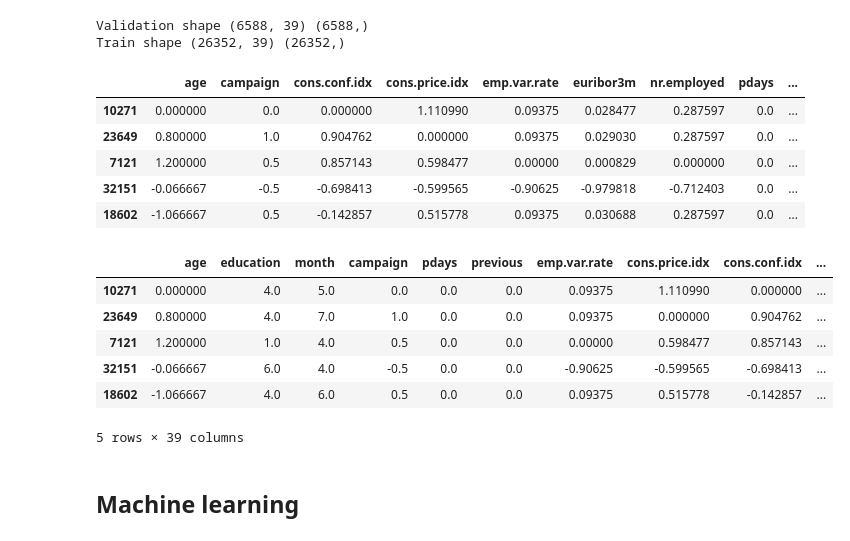
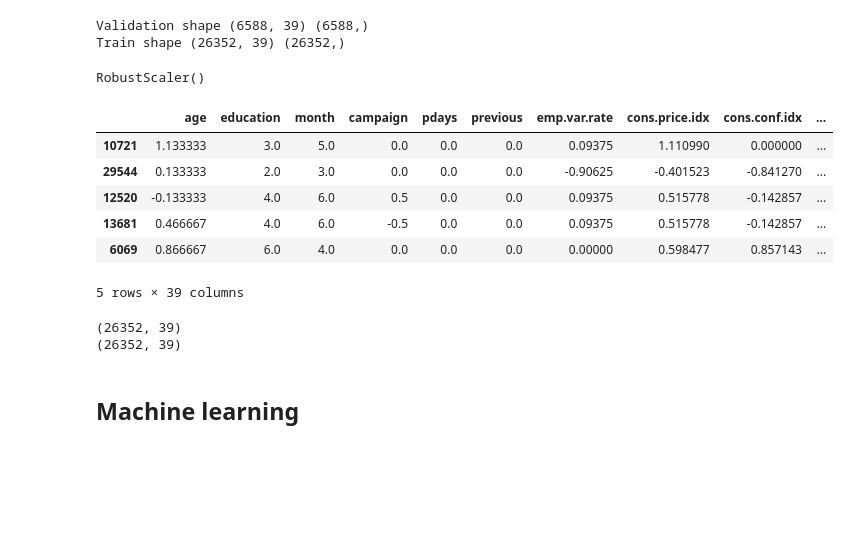
Before and after one commit to dmytrovelychko/rd_ds_python, a Jupyter notebook: cw.ipynb, the cells around one changed output. Drawn from its saved outputs; the diff is of its cells as text; code cells hidden in the pictures; blank space fills up the shorter version.

```diff
--- a/cw.ipynb
+++ b/cw.ipynb
@@ -800,31 +799,36 @@ print('Train shape {} {}'.format(x_train.shape, y_train.shape))
 # %% [output]
 Validation shape (6588, 39) (6588,)
 Train shape (26352, 39) (26352,)
-# %%
-robustScaler = RobustScaler()
-robustScaler.fit(x_train[numerical_cols])
-x_num_scaled = robustScaler.transform(x_train[numerical_cols])
-x_num_scaled_df = pd.DataFrame(x_num_scaled, columns=numerical_cols)
-x_num_scaled_df.index = x_train.index
-x_num_scaled_df.head()
-# %% [output]
-|  | age | campaign | cons.conf.idx | cons.price.idx | emp.var.rate | euribor3m | nr.employed | pdays | ... |
-| 10271 | 0.000000 | 0.0 | 0.000000 | 1.110990 | 0.09375 | 0.028477 | 0.287597 | 0.0 | ... |
-| 23649 | 0.800000 | 1.0 | 0.904762 | 0.000000 | 0.09375 | 0.029030 | 0.287597 | 0.0 | ... |
-| 7121 | 1.200000 | 0.5 | 0.857143 | 0.598477 | 0.00000 | 0.000829 | 0.000000 | 0.0 | ... |
-| 32151 | -0.066667 | -0.5 | -0.698413 | -0.599565 | -0.90625 | -0.979818 | -0.712403 | 0.0 | ... |
-| 18602 | -1.066667 | 0.5 | -0.142857 | 0.515778 | 0.09375 | 0.030688 | 0.287597 | 0.0 | ... |
-# %%
-x_train_scaled = x_train.copy()
-for col in numerical_cols:
-  x_train_scaled[col] = x_num_scaled_df[col]
-# %%
-x_train_scaled.head()
-# %% [output]
-|  | age | education | month | campaign | pdays | previous | emp.var.rate | cons.price.idx | cons.conf.idx | ... |
-| 10271 | 0.000000 | 4.0 | 5.0 | 0.0 | 0.0 | 0.0 | 0.09375 | 1.110990 | 0.000000 | ... |
-| 23649 | 0.800000 | 4.0 | 7.0 | 1.0 | 0.0 | 0.0 | 0.09375 | 0.000000 | 0.904762 | ... |
-| 7121 | 1.200000 | 1.0 | 4.0 | 0.5 | 0.0 | 0.0 | 0.00000 | 0.598477 | 0.857143 | ... |
-| 32151 | -0.066667 | 6.0 | 4.0 | -0.5 | 0.0 | 0.0 | -0.90625 | -0.599565 | -0.698413 | ... |
-| 18602 | -1.066667 | 4.0 | 6.0 | 0.5 | 0.0 | 0.0 | 0.09375 | 0.515778 | -0.142857 | ... |
-5 rows × 39 columns
+# %%
+robustScaler = RobustScaler()
+robustScaler.fit(x_train[numerical_cols])
+# %% [output]
+RobustScaler()
+# %%
+def scale_num_features(scaler, x, target_features):
+  x_num_scaled = scaler.transform(x[target_features])
+  x_num_scaled_df = pd.DataFrame(x_num_scaled, columns=target_features)
+  x_num_scaled_df.index = x.index
+
+  x_scaled = x.copy()
+  for col in target_features:
+    x_scaled[col] = x_num_scaled_df[col]
+
+  return x_scaled
+# %%
+x_train_scaled = scale_num_features(robustScaler, x_train, numerical_cols)
+x_train_scaled.head()
+# %% [output]
+|  | age | education | month | campaign | pdays | previous | emp.var.rate | cons.price.idx | cons.conf.idx | ... |
+| 10721 | 1.133333 | 3.0 | 5.0 | 0.0 | 0.0 | 0.0 | 0.09375 | 1.110990 | 0.000000 | ... |
+| 29544 | 0.133333 | 2.0 | 3.0 | 0.0 | 0.0 | 0.0 | -0.90625 | -0.401523 | -0.841270 | ... |
+| 12520 | -0.133333 | 4.0 | 6.0 | 0.5 | 0.0 | 0.0 | 0.09375 | 0.515778 | -0.142857 | ... |
+| 13681 | 0.466667 | 4.0 | 6.0 | -0.5 | 0.0 | 0.0 | 0.09375 | 0.515778 | -0.142857 | ... |
+| 6069 | 0.866667 | 6.0 | 4.0 | 0.0 | 0.0 | 0.0 | 0.00000 | 0.598477 | 0.857143 | ... |
+5 rows × 39 columns
+# %%
+print(x_train_scaled.shape)
+print(x_train.shape)
+# %% [output]
+(26352, 39)
+(26352, 39)
```
Also changed, not shown: parts of 33 cells of this notebook.
